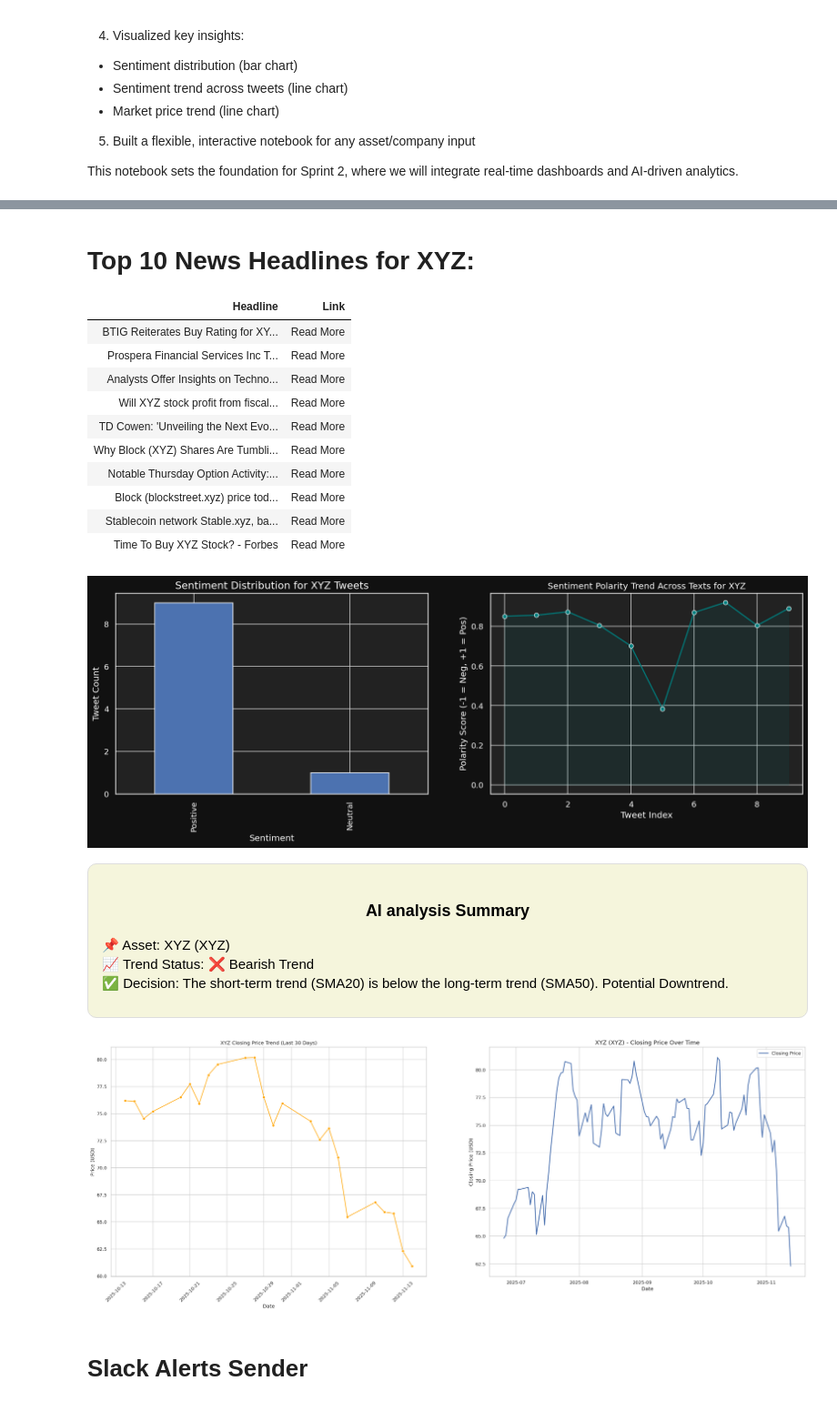
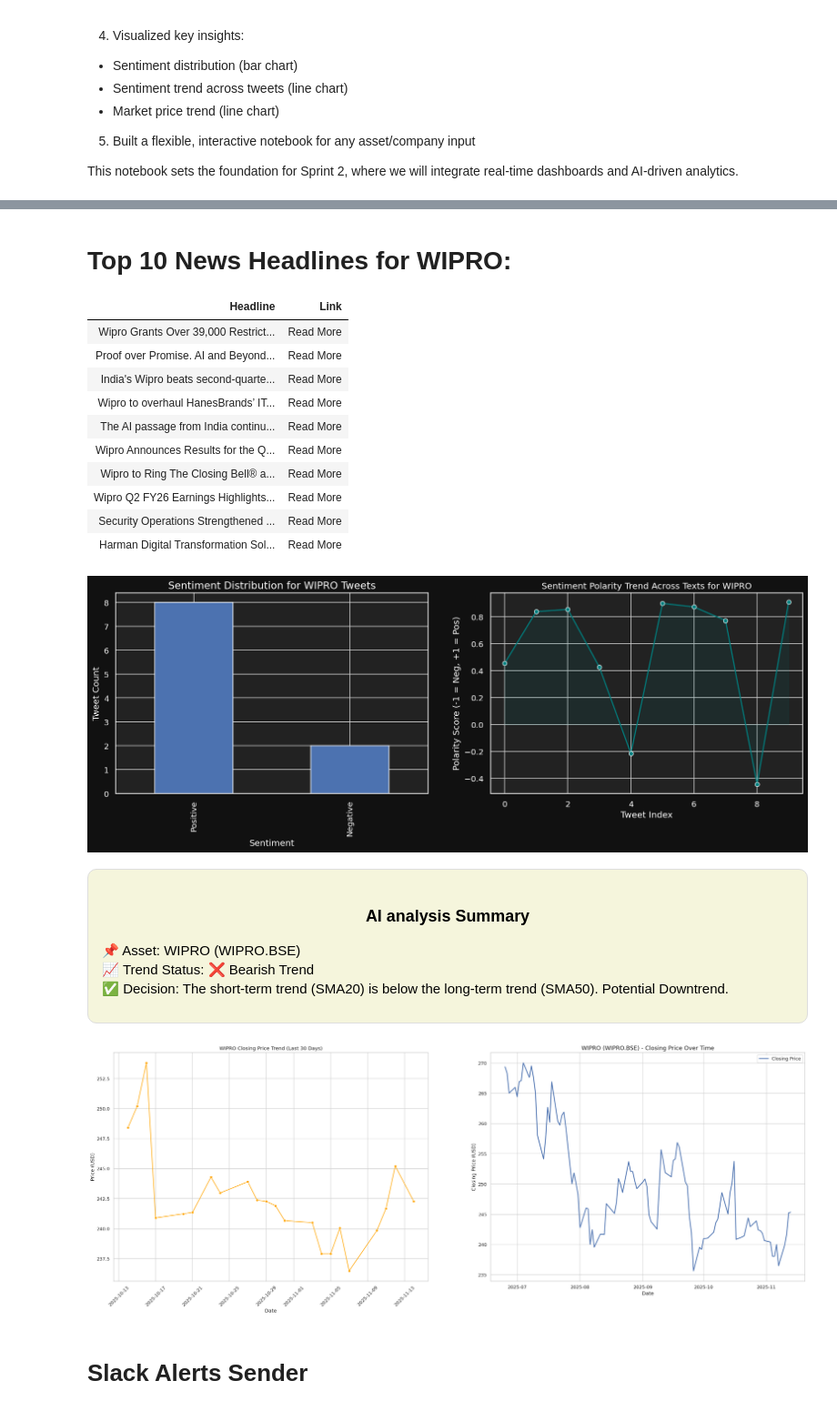
Before and after one commit to gopichandchalla16/infosys-internship-real-time-industry-insight-system, a Jupyter notebook: Project_Sprint1.ipynb, the cells around one changed output, grey strips where cells are left out. Shown at 91% size. Saved outputs shown, nothing was run; the diff lists cells and outputs as text; code cells hidden in the pictures.

```diff
--- a/Project_Sprint1.ipynb
+++ b/Project_Sprint1.ipynb
@@ -156,0 +13,4 @@ Enter company name exactly as shown above: microsoft
+# %%
+# User input for asset/company
+asset_name = input("Enter the company name (e.g.TCS, Rakuten, Netflix): ").upper()
+print(f"\nData analysis will be performed for: {asset_name}")
@@ -586,0 +206,18 @@ else:
+# %%
+from IPython.display import display, HTML
+import feedparser
+
+# Construct RSS feed URL for Google News
+news_url = f"https://news.google.com/rss/search?q={asset_name}&hl=en-US&gl=US&ceid=US:en"
+
+feed = feedparser.parse(news_url)
+
+print(f"\n Recent News Headlines for {asset_name}:")
+
+# Iterate through the first 10 news items (or fewer if less than 10)
+for entry in feed.entries[:10]:
+    display(HTML(f'{entry.title}'))
+    # Display summary and source if available
+    news_summary = getattr(entry, 'summary', 'N/A')
+    source = getattr(entry, 'source', 'N/A')
+    print(f"Summary: {news_summary}\nSource: {source.get('title', 'N/A')}\n")
@@ -587,12 +246,13 @@ else:
 # %%
-name=company_name.replace(" ", "");
-rss_url = f"https://news.google.com/rss/search?q={name}&hl=en-US&gl=US&ceid=US:en"
+# Construct RSS feed URL for Google News
+company_name=asset_name.replace(" ", "");
+rss_url = f"https://news.google.com/rss/search?q={company_name}&hl=en-US&gl=US&ceid=US:en"
 global news_items
 feed = feedparser.parse(rss_url)
 news_items = [{"Title": entry.title, "Link": entry.link, "Published": entry.published} for entry in feed.entries[:10]]
 titles = [item["Title"] for item in news_items]
 links = [item["Link"] for item in news_items]
 news_df = pd.DataFrame(news_items)
-print(f"\n Top 10 News Headlines for {company_name}:")
+print(f"\n Top 10 News Headlines for {asset_name}:")
 display(news_df)
 # %% [output]
@@ -1350,5 +910,5 @@ def dashboard(company, summary, analysis_trend, analysis_decision):
   plt.grid(True)
   plt.show()
 
-dashboard(company=company_name, summary=company_summary, analysis_trend=trend, analysis_decision=decision)
+dashboard(company=asset_name, summary=company_summary, analysis_trend=trend, analysis_decision=decision)
 # %% [output]
@@ -1357,21 +917,21 @@ XYZ
-Top 10 News Headlines for XYZ:
+Top 10 News Headlines for WIPRO:
 | Headline | Link |
-| BTIG Reiterates Buy Rating for XY... | Read More |
-| Prospera Financial Services Inc T... | Read More |
-| Analysts Offer Insights on Techno... | Read More |
-| Will XYZ stock profit from fiscal... | Read More |
-| TD Cowen: 'Unveiling the Next Evo... | Read More |
-| Why Block (XYZ) Shares Are Tumbli... | Read More |
-| Notable Thursday Option Activity:... | Read More |
-| Block (blockstreet.xyz) price tod... | Read More |
-| Stablecoin network Stable.xyz, ba... | Read More |
-| Time To Buy XYZ Stock? - Forbes | Read More |
+| Wipro Grants Over 39,000 Restrict... | Read More |
+| Proof over Promise. AI and Beyond... | Read More |
+| India's Wipro beats second-quarte... | Read More |
+| Wipro to overhaul HanesBrands’ IT... | Read More |
+| The AI passage from India continu... | Read More |
+| Wipro Announces Results for the Q... | Read More |
+| Wipro to Ring The Closing Bell® a... | Read More |
+| Wipro Q2 FY26 Earnings Highlights... | Read More |
+| Security Operations Strengthened ... | Read More |
+| Harman Digital Transformation Sol... | Read More |
-[figure, old version]
+[figure, new version]
 AI analysis Summary
-📌 Asset: XYZ (XYZ)
+📌 Asset: WIPRO (WIPRO.BSE)
 📈 Trend Status: ❌ Bearish Trend
 ✅ Decision: The short-term trend (SMA20) is below the long-term trend (SMA50). Potential Downtrend.
-[figure, old version]
+[figure, new version]
 # %% [markdown]
 # **Slack Alerts Sender**
 # %%
```
Also changed, not shown: parts of 33 cells of this notebook.
